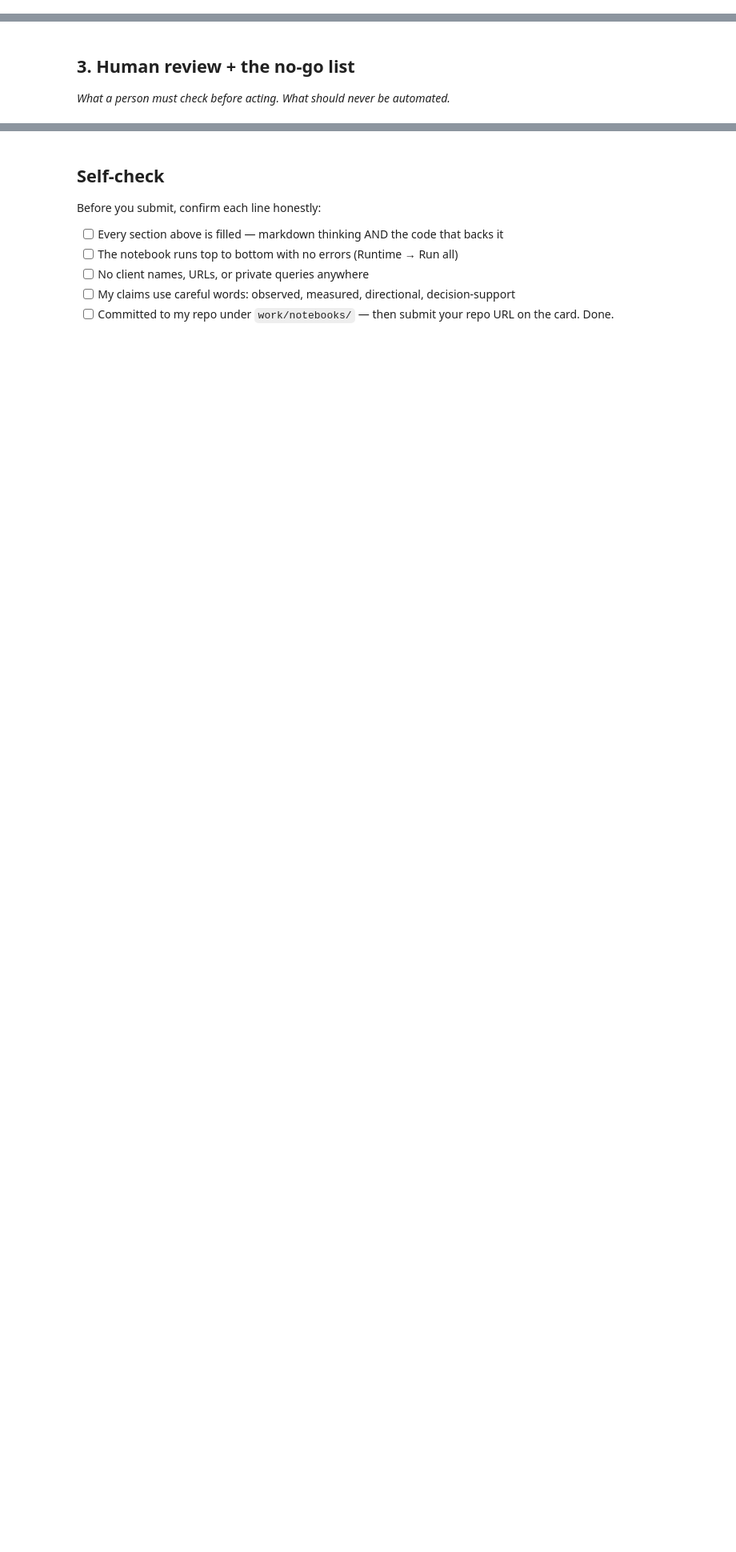
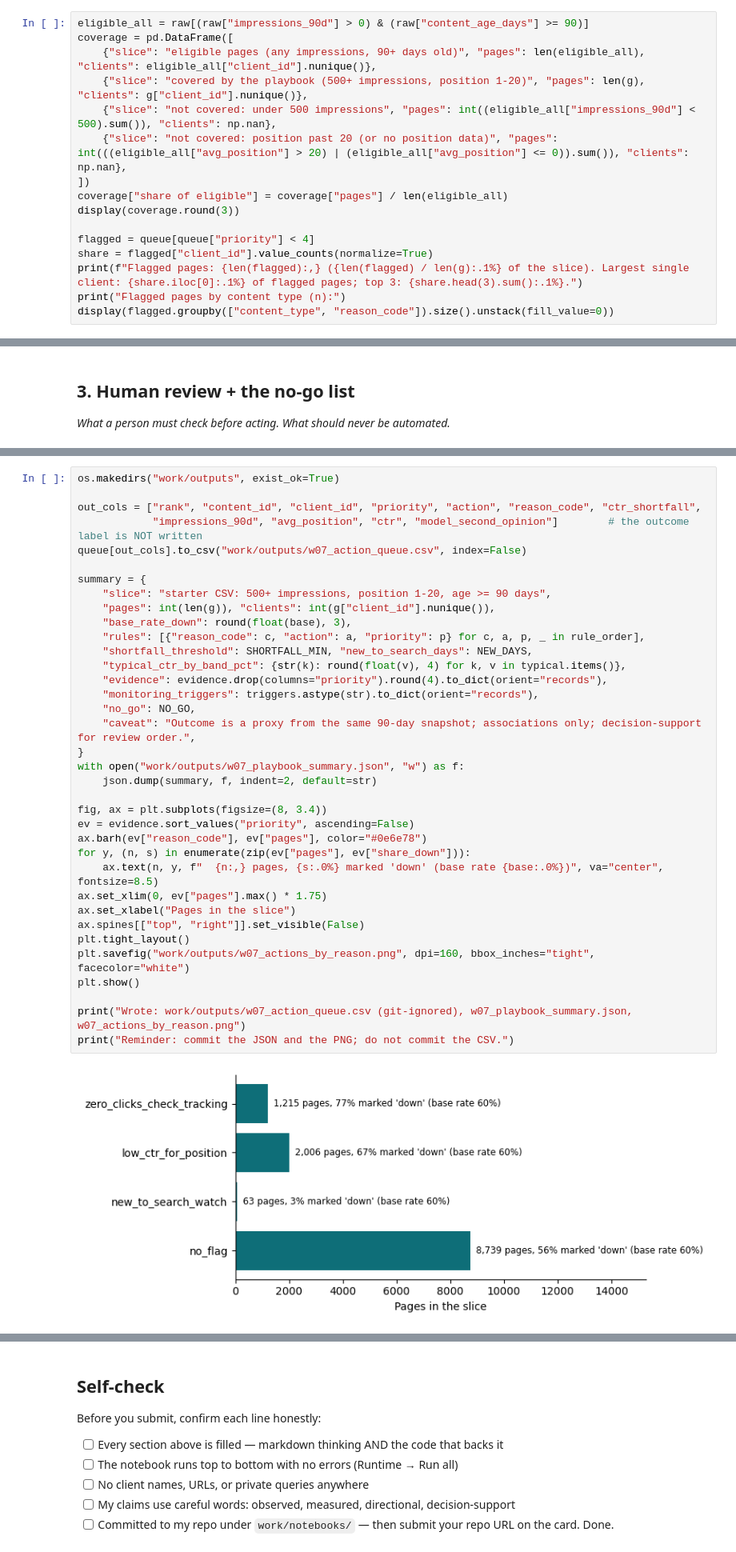
Before and after one commit to yelsebety/Yassin-Flyrank, a Jupyter notebook: work/notebooks/w07_action_playbook.ipynb, the cells around one changed output, grey strips where cells are left out. Shown at 80% size. Cells and saved outputs as stored; diff of their text form; blank space fills up the shorter version.

```diff
--- a/work/notebooks/w07_action_playbook.ipynb
+++ b/work/notebooks/w07_action_playbook.ipynb
@@ -22,0 +159,16 @@ This skeleton is yours to fill. Work the sections **in order** — each one has
+# %%
+eligible_all = raw[(raw["impressions_90d"] > 0) & (raw["content_age_days"] >= 90)]
+coverage = pd.DataFrame([
+    {"slice": "eligible pages (any impressions, 90+ days old)", "pages": len(eligible_all), "clients": eligible_all["client_id"].nunique()},
+    {"slice": "covered by the playbook (500+ impressions, position 1-20)", "pages": len(g), "clients": g["client_id"].nunique()},
+    {"slice": "not covered: under 500 impressions", "pages": int((eligible_all["impressions_90d"] < 500).sum()), "clients": np.nan},
+    {"slice": "not covered: position past 20 (or no position data)", "pages": int(((eligible_all["avg_position"] > 20) | (eligible_all["avg_position"] <= 0)).sum()), "clients": np.nan},
+])
+coverage["share of eligible"] = coverage["pages"] / len(eligible_all)
+display(coverage.round(3))
+
+flagged = queue[queue["priority"] < 4]
+share = flagged["client_id"].value_counts(normalize=True)
+print(f"Flagged pages: {len(flagged):,} ({len(flagged) / len(g):.1%} of the slice). Largest single client: {share.iloc[0]:.1%} of flagged pages; top 3: {share.head(3).sum():.1%}.")
+print("Flagged pages by content type (n):")
+display(flagged.groupby(["content_type", "reason_code"]).size().unstack(fill_value=0))
@@ -43,0 +272,38 @@ This skeleton is yours to fill. Work the sections **in order** — each one has
+# %%
+os.makedirs("work/outputs", exist_ok=True)
+
+out_cols = ["rank", "content_id", "client_id", "priority", "action", "reason_code", "ctr_shortfall",
+            "impressions_90d", "avg_position", "ctr", "model_second_opinion"]        # the outcome label is NOT written
+queue[out_cols].to_csv("work/outputs/w07_action_queue.csv", index=False)
+
+summary = {
+    "slice": "starter CSV: 500+ impressions, position 1-20, age >= 90 days",
+    "pages": int(len(g)), "clients": int(g["client_id"].nunique()),
+    "base_rate_down": round(float(base), 3),
+    "rules": [{"reason_code": c, "action": a, "priority": p} for c, a, p, _ in rule_order],
+    "shortfall_threshold": SHORTFALL_MIN, "new_to_search_days": NEW_DAYS,
+    "typical_ctr_by_band_pct": {str(k): round(float(v), 4) for k, v in typical.items()},
+    "evidence": evidence.drop(columns="priority").round(4).to_dict(orient="records"),
+    "monitoring_triggers": triggers.astype(str).to_dict(orient="records"),
+    "no_go": NO_GO,
+    "caveat": "Outcome is a proxy from the same 90-day snapshot; associations only; decision-support for review order.",
+}
+with open("work/outputs/w07_playbook_summary.json", "w") as f:
+    json.dump(summary, f, indent=2, default=str)
+
+fig, ax = plt.subplots(figsize=(8, 3.4))
+ev = evidence.sort_values("priority", ascending=False)
+ax.barh(ev["reason_code"], ev["pages"], color="#0e6e78")
+for y, (n, s) in enumerate(zip(ev["pages"], ev["share_down"])):
+    ax.text(n, y, f"  {n:,} pages, {s:.0%} marked 'down' (base rate {base:.0%})", va="center", fontsize=8.5)
+ax.set_xlim(0, ev["pages"].max() * 1.75)
+ax.set_xlabel("Pages in the slice")
+ax.spines[["top", "right"]].set_visible(False)
+plt.tight_layout()
+plt.savefig("work/outputs/w07_actions_by_reason.png", dpi=160, bbox_inches="tight", facecolor="white")
+plt.show()
+
+print("Wrote: work/outputs/w07_action_queue.csv (git-ignored), w07_playbook_summary.json, w07_actions_by_reason.png")
+print("Reminder: commit the JSON and the PNG; do not commit the CSV.")
+# %% [output]
+[figure, added]
```
Also changed, not shown: parts of 19 cells of this notebook.
